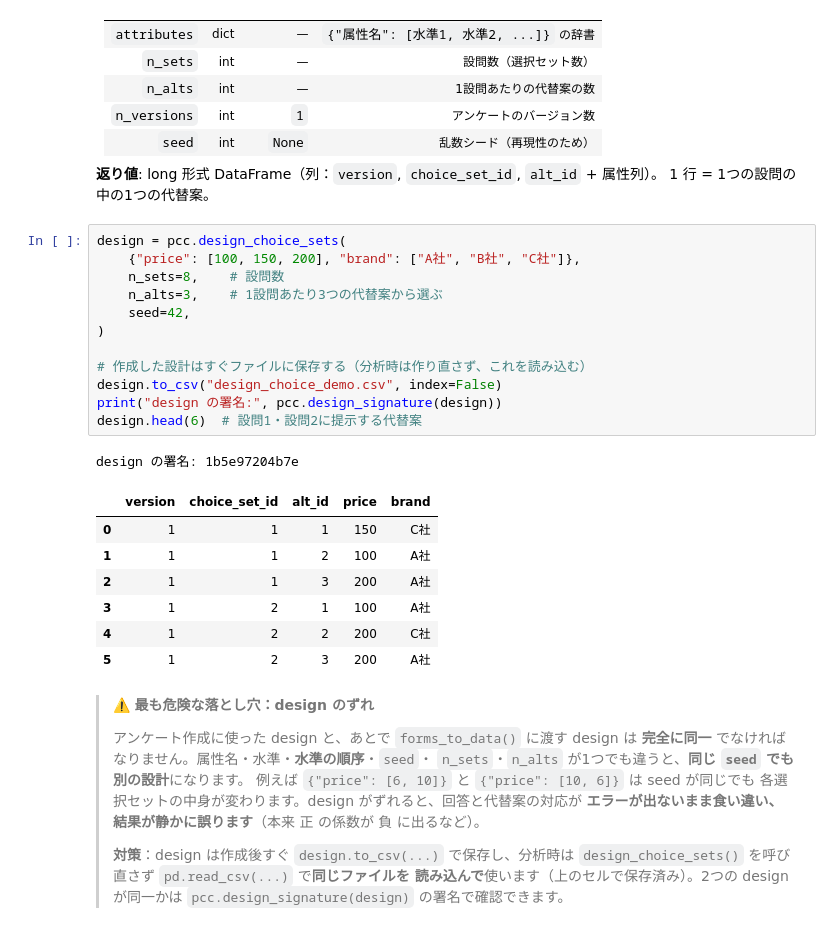
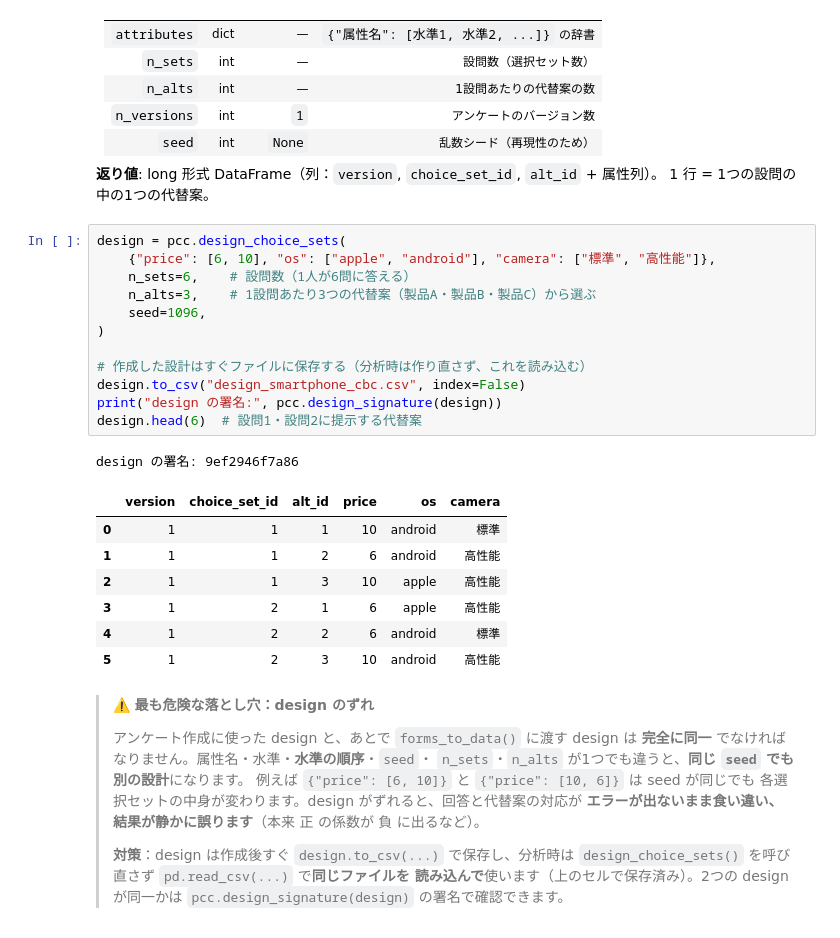
Before and after one commit to Py4Conjoint/py4conjoint, a Jupyter notebook: examples/overview_choice.ipynb, the cells around one changed output. Cells and saved outputs as stored; diff of their text form.

```diff
--- a/examples/overview_choice.ipynb
+++ b/examples/overview_choice.ipynb
@@ -73,25 +71,25 @@ CBC 用の選択セット（設問）を生成する関数です。
 1 行 = 1つの設問の中の1つの代替案。
 # %%
 design = pcc.design_choice_sets(
-    {"price": [100, 150, 200], "brand": ["A社", "B社", "C社"]},
-    n_sets=8,    # 設問数
-    n_alts=3,    # 1設問あたり3つの代替案から選ぶ
-    seed=42,
+    {"price": [6, 10], "os": ["apple", "android"], "camera": ["標準", "高性能"]},
+    n_sets=6,    # 設問数（1人が6問に答える）
+    n_alts=3,    # 1設問あたり3つの代替案（製品A・製品B・製品C）から選ぶ
+    seed=1096,
 )
 
 # 作成した設計はすぐファイルに保存する（分析時は作り直さず、これを読み込む）
-design.to_csv("design_choice_demo.csv", index=False)
+design.to_csv("design_smartphone_cbc.csv", index=False)
 print("design の署名:", pcc.design_signature(design))
 design.head(6)  # 設問1・設問2に提示する代替案
 # %% [output]
-design の署名: 1b5e97204b7e
+design の署名: 9ef2946f7a86
-|  | version | choice_set_id | alt_id | price | brand |
-| 0 | 1 | 1 | 1 | 150 | C社 |
-| 1 | 1 | 1 | 2 | 100 | A社 |
-| 2 | 1 | 1 | 3 | 200 | A社 |
-| 3 | 1 | 2 | 1 | 100 | A社 |
-| 4 | 1 | 2 | 2 | 200 | C社 |
-| 5 | 1 | 2 | 3 | 200 | A社 |
+|  | version | choice_set_id | alt_id | price | os | camera |
+| 0 | 1 | 1 | 1 | 10 | android | 標準 |
+| 1 | 1 | 1 | 2 | 6 | android | 高性能 |
+| 2 | 1 | 1 | 3 | 10 | apple | 高性能 |
+| 3 | 1 | 2 | 1 | 6 | apple | 高性能 |
+| 4 | 1 | 2 | 2 | 6 | android | 標準 |
+| 5 | 1 | 2 | 3 | 10 | android | 高性能 |
 # %% [markdown]
 > ⚠️ **最も危険な落とし穴：design のずれ**
 >
```
Also changed, not shown: parts of 69 cells of this notebook, 6 other files.
